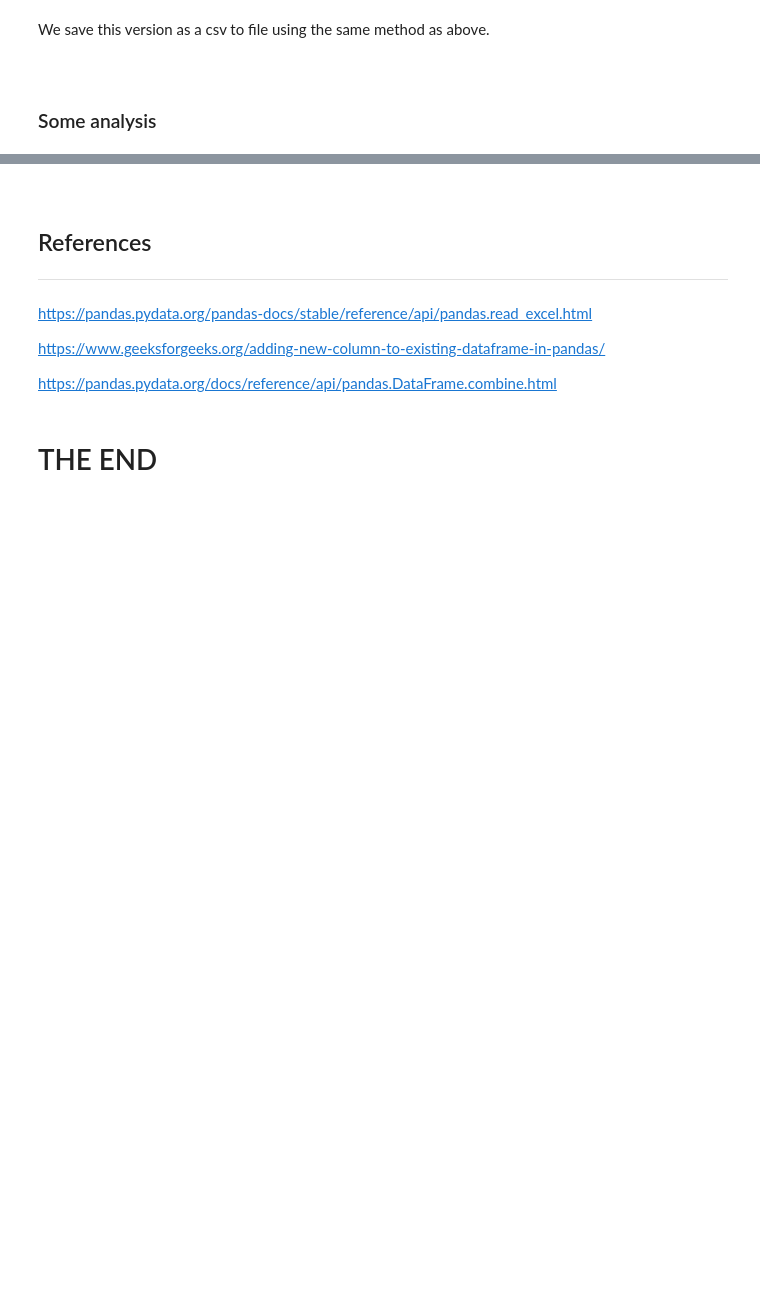
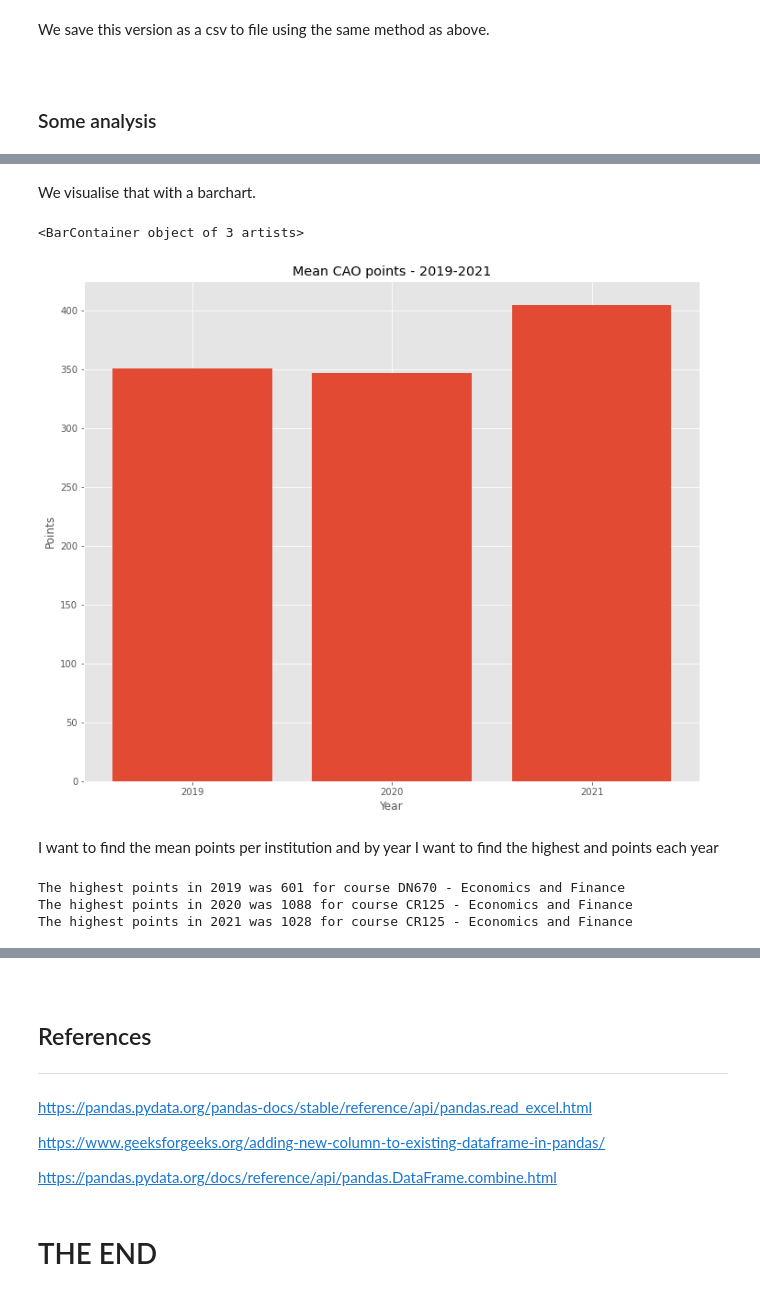
Before and after one commit to Caoimhinv/Fundamentals_Assessment, a Jupyter notebook: cao.ipynb, the cells around one changed output, grey strips where cells are left out. Saved outputs shown, nothing was run; the diff lists cells and outputs as text; code cells hidden in the pictures; blank space fills up the shorter version.

```diff
--- a/cao.ipynb
+++ b/cao.ipynb
@@ -751,3 +696,3 @@ df2020_r1
 # %%
-allCourses = allCourses.join(df2020_r1)
+allCourses = allCourses.join(df2020_EOS)
 allCourses
@@ -754,3 +714,3 @@ allCourses
 # %%
-df2019_EOS = df2019[['Course_Code', 'finalPoints2019']]
+df2019_EOS = df2019[['Course_Code', 'EOS_2019']]
 df2019_EOS
@@ -790,4 +831,29 @@ allCourses['finalPoints2019'].describe()
+# %% [markdown]
+We visualise that with a barchart.
 # %%
-print(allCourses['finalPoints2019'].mean())
-print(allCourses['finalPoints2020'].mean())
-print(allCourses['finalPoints2021'].mean())
+# create variables for mean points
+a = allCourses['EOS_2019'].mean()
+b = allCourses['EOS_2020'].mean()
+c = allCourses['finalPoints2021'].mean()
+# %%
+# set figure size and style
+plt.rcParams["figure.figsize"] = (12,10)
+plt.style.use('ggplot')
+
+# definte data for x and y
+x = ('2019', '2020', '2021')
+y = [a, b, c]
+
+# titles
+plt.title("Mean CAO points - 2019-2021")
+plt.xlabel("Year")
+plt.ylabel("Points")
+
+# Create bar chart
+plt.bar(x, y)
+# %% [output]
+<BarContainer object of 3 artists>
+[figure, added]
+# %% [markdown]
+I want to find the mean points per institution and by year
+I want to find the highest and points each year
@@ -793,0 +880,8 @@ print(allCourses['finalPoints2021'].mean())
+# %%
+print(f"The highest points in 2019 was {max_value1} for course {max_index1} - {x}")
+print(f"The highest points in 2020 was {max_value2} for course {max_index2} - {y}")
+print(f"The highest points in 2021 was {max_value3} for course {max_index3} - {z}")
+# %% [output]
+The highest points in 2019 was 601 for course DN670 - Economics and Finance
+The highest points in 2020 was 1088 for course CR125 - Economics and Finance
+The highest points in 2021 was 1028 for course CR125 - Economics and Finance
```
Also changed, not shown: parts of 38 cells of this notebook, 58 other files.
